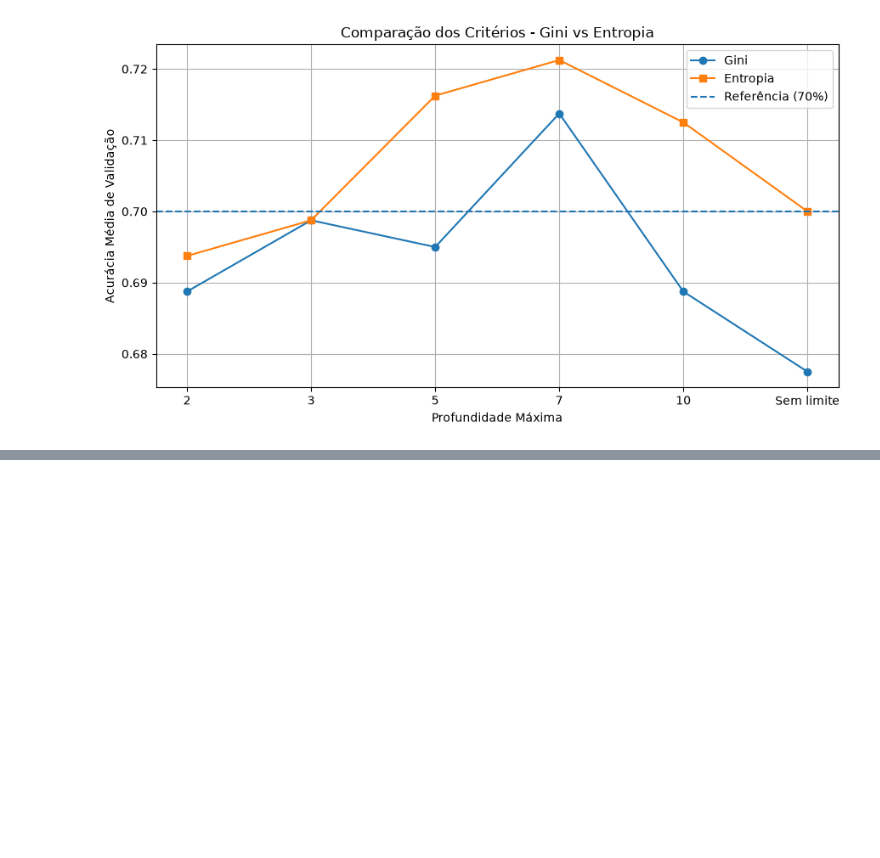
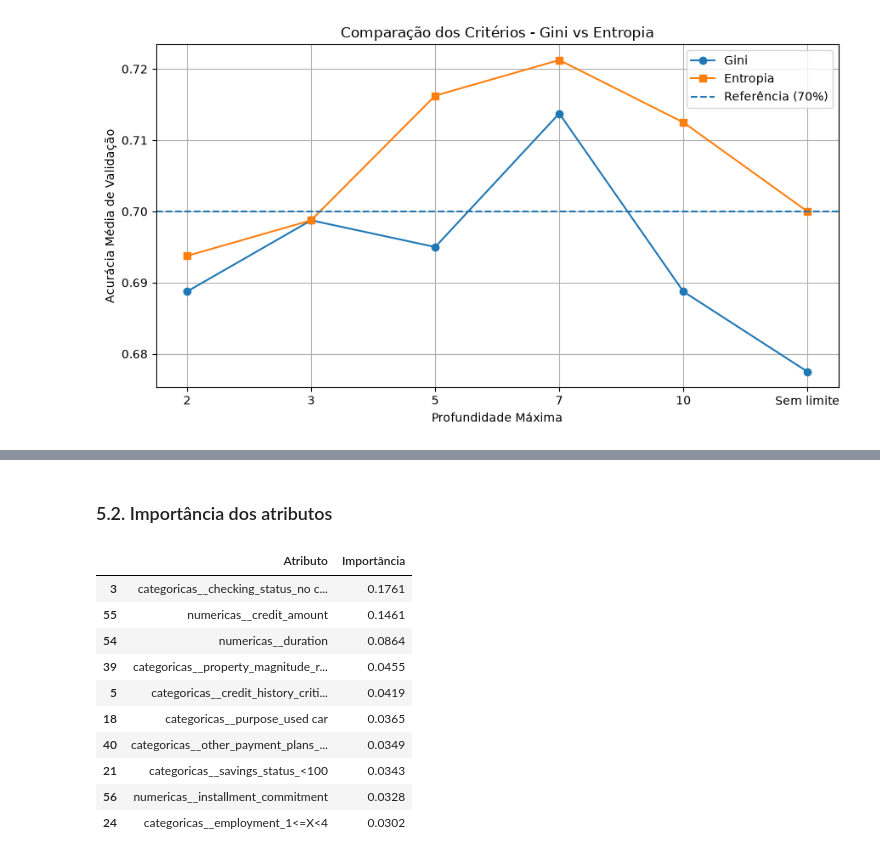
Before and after one commit to Pedrollucas/Sistemas-Inteligentes, a Jupyter notebook: notebooks/04_arvore_decisao.ipynb, the cells around one changed output, grey strips where cells are left out. Drawn from its saved outputs; the diff is of its cells as text; code cells hidden in the pictures; blank space fills up the shorter version.

```diff
--- a/notebooks/04_arvore_decisao.ipynb
+++ b/notebooks/04_arvore_decisao.ipynb
@@ -1114,0 +1154,64 @@ figuras.mkdir(exist_ok=True)
+# %% [markdown]
+### 5.2. Importância dos atributos
+# %%
+importancias = np.zeros(
+    X_treino_tensor.shape[1]
+)
+
+total_amostras = len(y_treino_tensor)
+
+def calcular_importancias(no):
+
+    # Se for uma folha, não existe divisão
+    if no["atributo"] is None:
+        return
+
+    # Recupera as informações do nó
+    atributo = no["atributo"]
+    ganho = no["ganho"]
+    amostras = no["amostras"]
+
+    # Contribuição ponderada do atributo
+    contribuicao = (
+        amostras / total_amostras
+    ) * ganho
+
+    importancias[atributo] += contribuicao
+
+    # Percorre os nós filhos
+    calcular_importancias(no["esquerda"])
+    calcular_importancias(no["direita"])
+
+
+# Calcula as importâncias da árvore
+calcular_importancias(arvore_final.raiz)
+
+# Normaliza para que a soma seja 1
+if importancias.sum() > 0:
+    importancias = importancias / importancias.sum()
+
+# Cria a tabela
+tabela_importancias = pd.DataFrame({
+    "Atributo": nomes_atributos,
+    "Importância": importancias
+})
+
+# Ordena pelos maiores valores
+tabela_importancias = tabela_importancias.sort_values(
+    by="Importância",
+    ascending=False
+)
+
+display(tabela_importancias.head(10).round(4))
+# %% [output]
+|  | Atributo | Importância |
+| 3 | categoricas__checking_status_no c... | 0.1761 |
+| 55 | numericas__credit_amount | 0.1461 |
+| 54 | numericas__duration | 0.0864 |
+| 39 | categoricas__property_magnitude_r... | 0.0455 |
+| 5 | categoricas__credit_history_criti... | 0.0419 |
+| 18 | categoricas__purpose_used car | 0.0365 |
+| 40 | categoricas__other_payment_plans_... | 0.0349 |
+| 21 | categoricas__savings_status_<100 | 0.0343 |
+| 56 | numericas__installment_commitment | 0.0328 |
+| 24 | categoricas__employment_1<=X<4 | 0.0302 |
```
Also changed, not shown: parts of 8 cells of this notebook, 1 other file.
